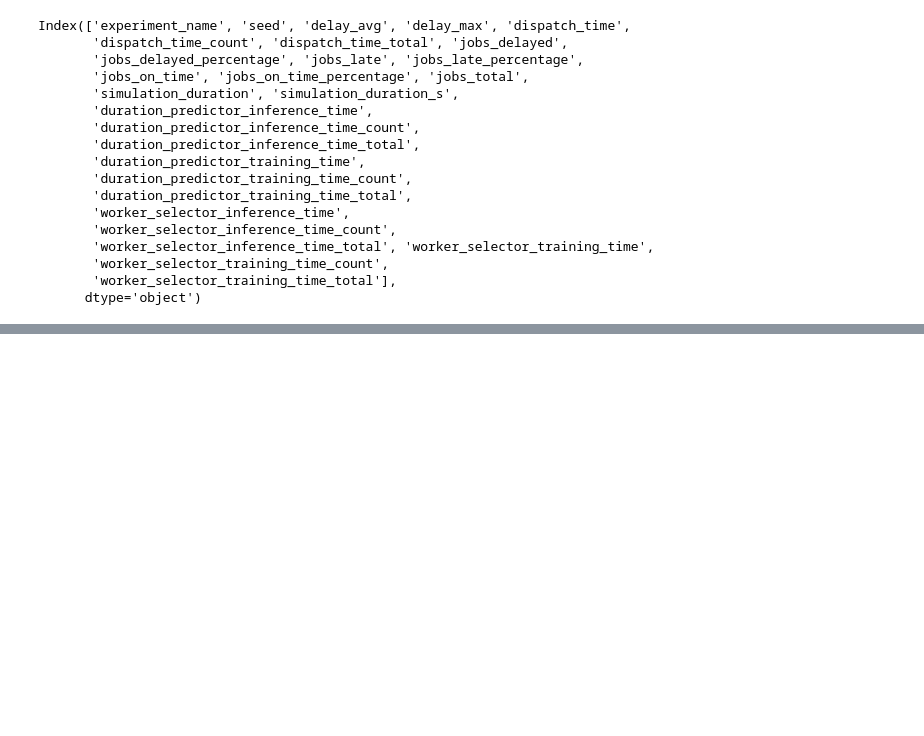
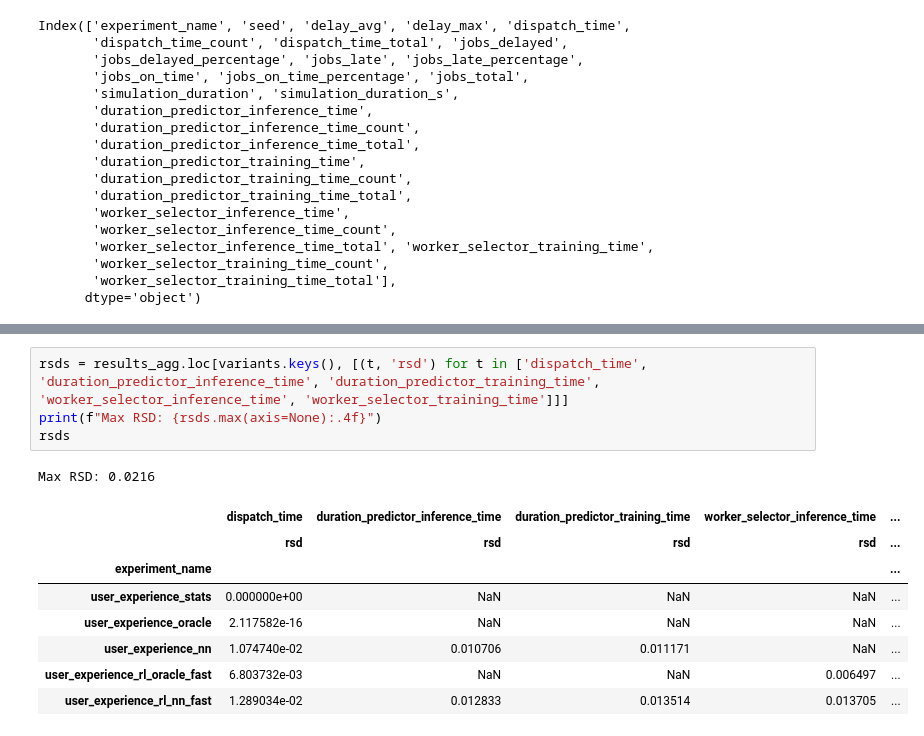
Before and after one commit to Mnaukal/simdex, a Jupyter notebook: simulation/experiments.ipynb, the cells around one changed output, grey strips where cells are left out. Cells and saved outputs as stored; diff of their text form; blank space fills up the shorter version.

```diff
--- a/simulation/experiments.ipynb
+++ b/simulation/experiments.ipynb
@@ -158,0 +176,14 @@ RL + NN     & 3.62 ms & 2.8 ms & 593.8 ms & 0.8 ms & 139.8 ms \\
+# %%
+rsds = results_agg.loc[variants.keys(), [(t, 'rsd') for t in ['dispatch_time', 'duration_predictor_inference_time', 'duration_predictor_training_time', 'worker_selector_inference_time', 'worker_selector_training_time']]]
+print(f"Max RSD: {rsds.max(axis=None):.4f}")
+rsds
+# %% [output]
+Max RSD: 0.0216
+|  | dispatch_time | duration_predictor_inference_time | duration_predictor_training_time | worker_selector_inference_time | ... |
+|  | rsd | rsd | rsd | rsd | ... |
+| experiment_name |  |  |  |  | ... |
+| user_experience_stats | 0.000000e+00 | NaN | NaN | NaN | ... |
+| user_experience_oracle | 2.117582e-16 | NaN | NaN | NaN | ... |
+| user_experience_nn | 1.074740e-02 | 0.010706 | 0.011171 | NaN | ... |
+| user_experience_rl_oracle_fast | 6.803732e-03 | NaN | NaN | 0.006497 | ... |
+| user_experience_rl_nn_fast | 1.289034e-02 | 0.012833 | 0.013514 | 0.013705 | ... |
```
Also changed, not shown: parts of 8 cells of this notebook, 17 other files.
